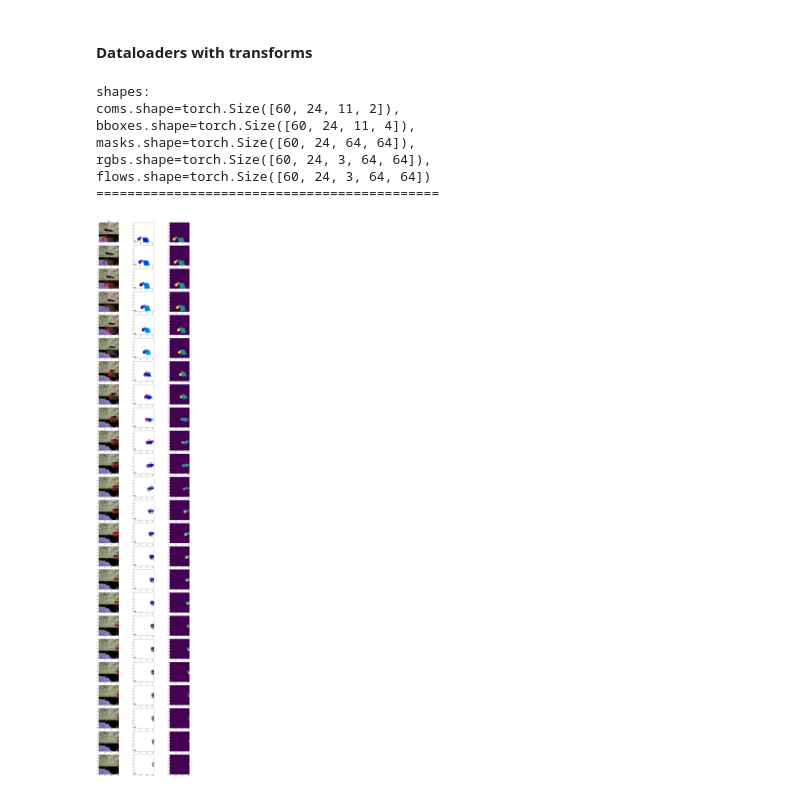
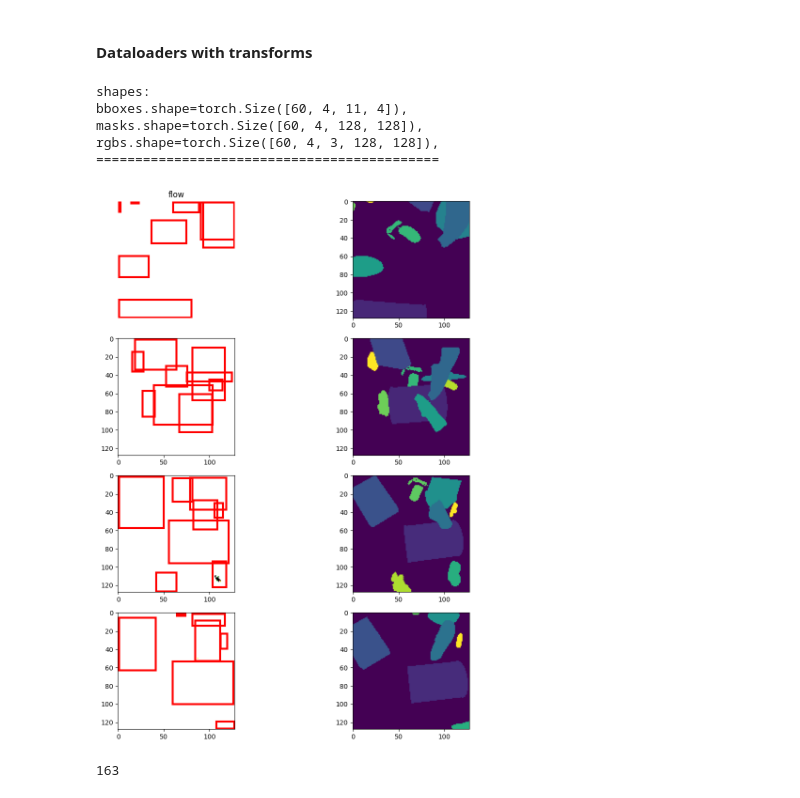
Before and after one commit to MasHBRS/VideoTracker, a Jupyter notebook: src/loader/dataLoader.ipynb, the cells around one changed output. Saved outputs shown, nothing was run; the diff lists cells and outputs as text; code cells hidden in the pictures.

Commit message:
faster data loader.

```diff
--- a/src/loader/dataLoader.ipynb
+++ b/src/loader/dataLoader.ipynb
@@ -12,14 +12,17 @@ path='/home/nfs/inf6/data/datasets/MOVi/movi_c/'
 %autoreload 2
 
 
-number_of_frames_per_video=24
+original_number_of_frames_per_video=24
+selected_number_of_frames_per_video=4
 max_objects_in_scene=11
-video_dataset=VideoDataset(path,split='validation',is_test_dataset=False,number_of_frames_per_video=number_of_frames_per_video,max_objects_in_scene=max_objects_in_scene,halve_dataset=True) # to load validation set
+video_dataset=VideoDataset(path,split='validation',is_test_dataset=False,original_number_of_frames_per_video=original_number_of_frames_per_video,selected_number_of_frames_per_video=selected_number_of_frames_per_video,max_objects_in_scene=max_objects_in_scene,halve_dataset=True) # to load validation set
 print("number of movies: ",len(video_dataset))
 video_loader = DataLoader(dataset=video_dataset,
                             batch_size=60,
                             shuffle=True)
-%load_ext autoreload
-%autoreload 2
+
+iterator=iter(video_loader)
+bboxes,masks,rgbs=next(iterator)
+bboxes.shape,masks.shape,rgbs.shape
 # %% [output]
 number of movies:  125
@@ -29,15 +33,15 @@ The autoreload extension is already loaded. To reload it, use:
 #### Initial dataloader usage
 # %%
 # RGB input to this function is normalized so it should be multiplied by 255 to display the rgb correctly.
-def displayData(video_loader):
+def displayData(video_loader,rgbHasBeenNormalized=False):
     iterator=iter(video_loader)
-    coms,bboxes,masks,rgbs,flows=next(iterator)
-    rgbs=rgbs*255
-    print(f"shapes: \r\n{coms.shape=},\r\n{bboxes.shape=},\r\n{masks.shape=},\r\n{rgbs.shape=},\r\n{flows.shape=}\r\n============================================")
+    bboxes,masks,rgbs=next(iterator)
+    rgbs=rgbs if (rgbHasBeenNormalized==False) else rgbs*255
+    print(f"shapes: \r\n{bboxes.shape=},\r\n{masks.shape=},\r\n{rgbs.shape=},\r\n============================================")
 
-    fig, ax = plt.subplots(number_of_frames_per_video, 3, figsize=(15, 24*3 ))
+    fig, ax = plt.subplots(selected_number_of_frames_per_video, 2, figsize=(12, selected_number_of_frames_per_video*3 ))
 
-    for i in range (number_of_frames_per_video):
+    for i in range (selected_number_of_frames_per_video):
         if i==0:
             ax[i,0].axis("off")
             ax[i,0].set_title("flow")
@@ -54,7 +58,7 @@ def displayData(video_loader):
                 facecolor='none'   # No fill
             )
             ax[i, 0].add_patch(rect)
-        ax[i,1].imshow((flows[0,i]).clamp(0, 255).permute(1,2,0).byte().numpy())
+        """ax[i,1].imshow((flows[0,i]).clamp(0, 255).permute(1,2,0).byte().numpy())
         for (x,y) in coms[0,i]:
             if x<0: continue # it means there is no bbox.
             circle = patches.Circle(
@@ -65,8 +69,8 @@ def displayData(video_loader):
                 facecolor='none'   # No fill
             )
             ax[i, 1].add_patch(circle)
-
-        ax[i,2].imshow((masks[0,i]).clamp(0, 255).byte().numpy())
+        """
+        ax[i,1].imshow((masks[0,i]).clamp(0, 255).byte().numpy())
 
     plt.tight_layout()
     plt.show()
@@ -75,40 +88,44 @@ def displayData(video_loader):
 # %%
 import sys
 import os
 import shutil
 sys.path.append(os.path.abspath(".."))
 from loader.transforms import RGBNormalizer,Composition,CustomResize,RandomHorizontalFlip,RandomVerticalFlip,CustomColorJitter
 transform_composition = Composition([
                                         RGBNormalizer(),
                                         CustomResize((64,64)),
                                         RandomVerticalFlip(0.6),
                                         RandomHorizontalFlip(0.6),
                                         CustomColorJitter(
                                             brightness=(0.8, 1.2),
                                             hue=(-0.3, 0.3),
                                             contrast=(0.6, 1.8),
                                             saturation=(0.5, 1.5)
                                         )
                                     ])
-
+#transform_composition=None
 video_dataset=VideoDataset(path,
-                            split='validation',
+                            split='train',
                             is_test_dataset=False,
-                            number_of_frames_per_video=number_of_frames_per_video,
+                            selected_number_of_frames_per_video=selected_number_of_frames_per_video,
+                            original_number_of_frames_per_video=original_number_of_frames_per_video,
                             max_objects_in_scene=max_objects_in_scene,
-                            halve_dataset=True,
+                            halve_dataset=False,
                             transforms=transform_composition)
 
 video_loader = DataLoader(dataset=video_dataset,
                             batch_size=60,
                             shuffle=False)
-displayData(video_loader)
+len(video_loader)
+displayData(video_loader,rgbHasBeenNormalized=True)
 # %% [output]
 shapes:
-coms.shape=torch.Size([60, 24, 11, 2]),
-bboxes.shape=torch.Size([60, 24, 11, 4]),
-masks.shape=torch.Size([60, 24, 64, 64]),
-rgbs.shape=torch.Size([60, 24, 3, 64, 64]),
-flows.shape=torch.Size([60, 24, 3, 64, 64])
+bboxes.shape=torch.Size([60, 4, 11, 4]),
+masks.shape=torch.Size([60, 4, 128, 128]),
+rgbs.shape=torch.Size([60, 4, 3, 128, 128]),
 ============================================
-[figure, old version]
+[figure, new version]
+# %%
+len(video_loader)
+# %% [output]
+163
```
Also changed, not shown: parts of 2 cells of this notebook, 1 other file.
